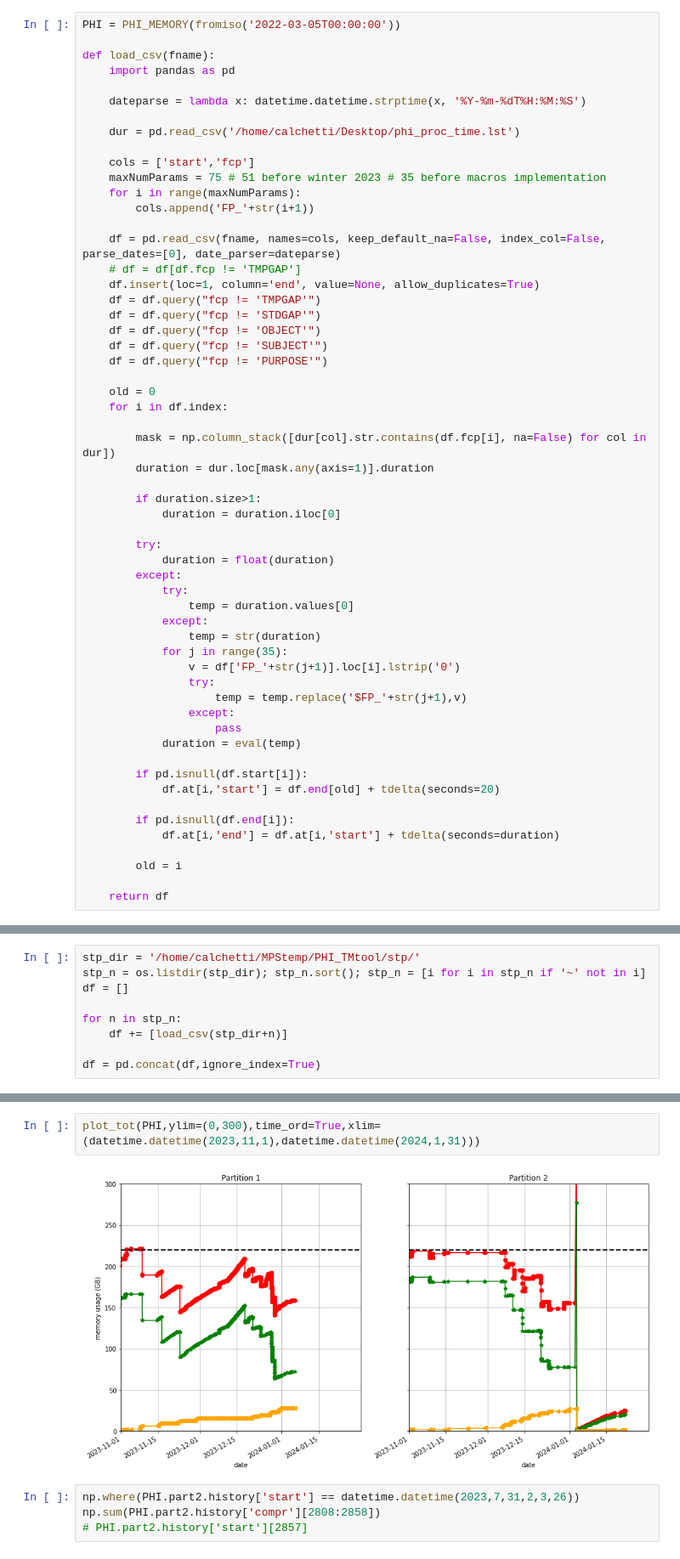
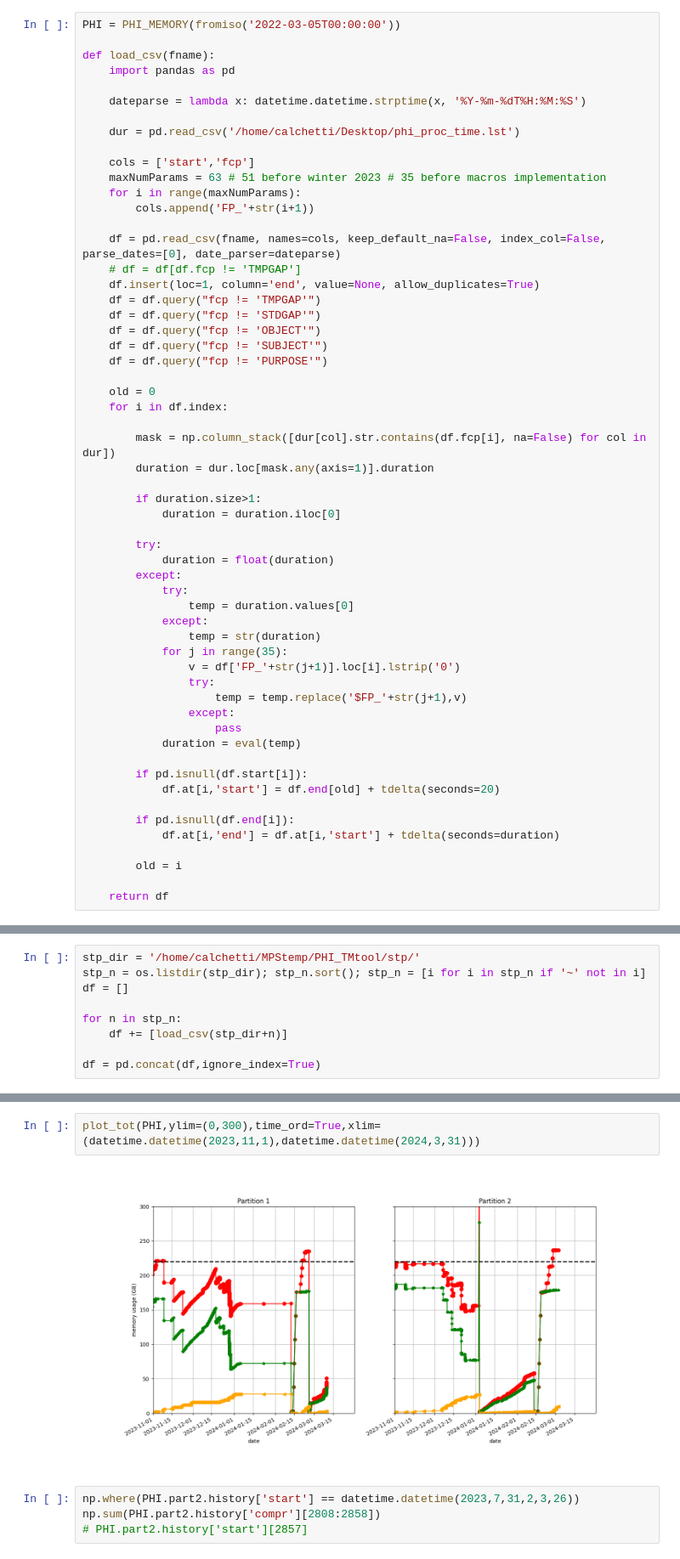
Before and after one commit to dcalc/PHI_TMtool, a Jupyter notebook: planning_from_csv.ipynb, the cells around one changed output, grey strips where cells are left out. Shown at 85% size. Saved outputs shown, nothing was run; the diff lists cells and outputs as text.

```diff
--- a/planning_from_csv.ipynb
+++ b/planning_from_csv.ipynb
@@ -23,7 +24,7 @@ def load_csv(fname):
     dur = pd.read_csv('/home/calchetti/Desktop/phi_proc_time.lst')
 
     cols = ['start','fcp']
-    maxNumParams = 75 # 51 before winter 2023 # 35 before macros implementation
+    maxNumParams = 63 # 51 before winter 2023 # 35 before macros implementation
     for i in range(maxNumParams):
         cols.append('FP_'+str(i+1))
 
@@ -729,7 +730,7 @@ DID to be deleted not found: 0332040021 index: 33724
 # %%
-plot_tot(PHI,ylim=(0,300),time_ord=True,xlim=(datetime.datetime(2023,11,1),datetime.datetime(2024,1,31)))
+plot_tot(PHI,ylim=(0,300),time_ord=True,xlim=(datetime.datetime(2023,11,1),datetime.datetime(2024,3,31)))
 # %% [output]
-[figure, old version]
+[figure, new version]
 # %%
 np.where(PHI.part2.history['start'] == datetime.datetime(2023,7,31,2,3,26))
 np.sum(PHI.part2.history['compr'][2808:2858])
```
Also changed, not shown: parts of 2 cells of this notebook, 3 other files.
